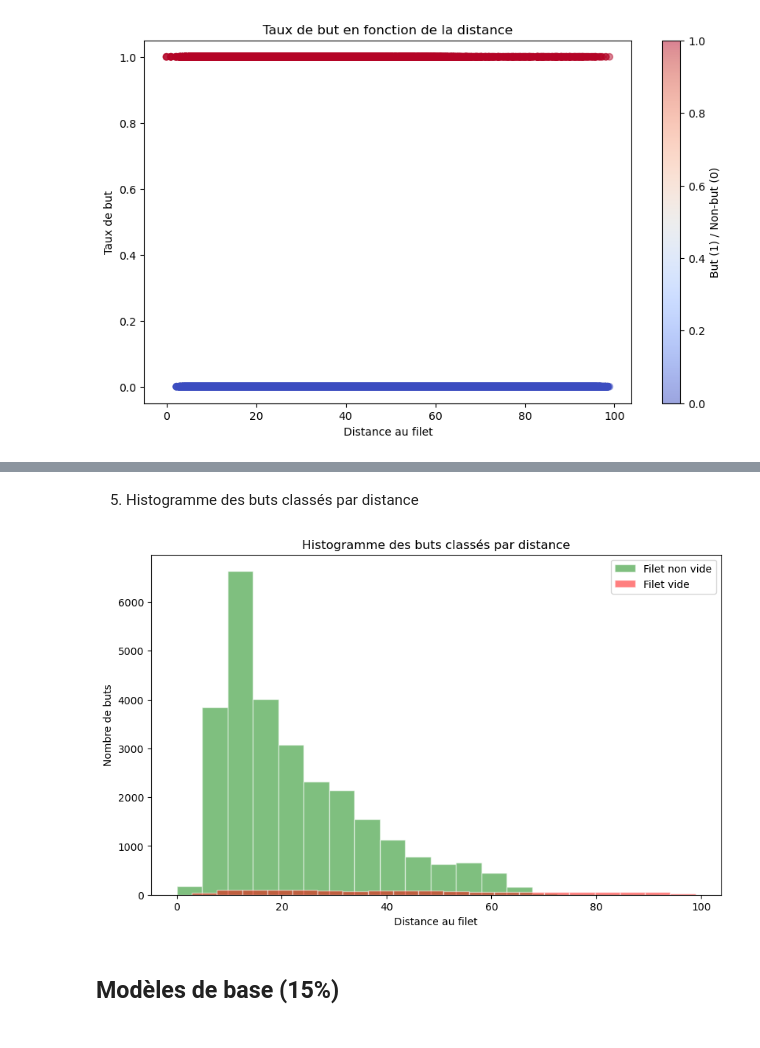
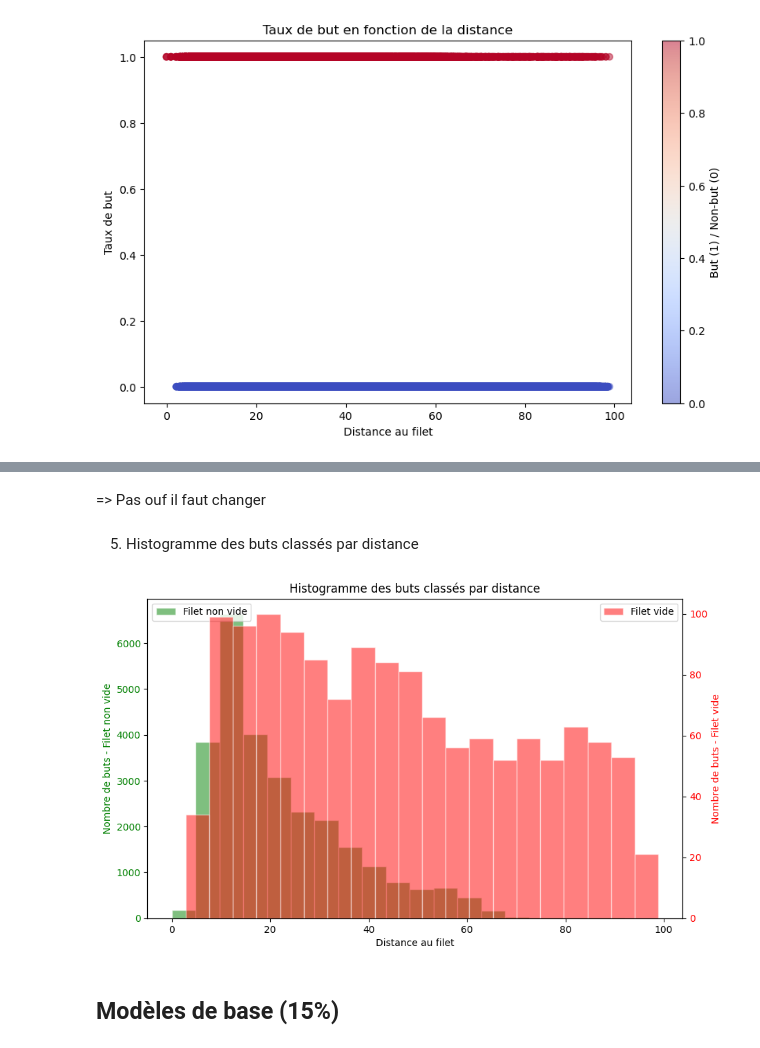
Before and after one commit to Alexia57/A02-projet, a Jupyter notebook: notebooks/Milestone2.ipynb, the cells around one changed output, grey strips where cells are left out. Drawn from its saved outputs; the diff is of its cells as text; code cells hidden in the pictures.

Commit message:
remplacement des figures partie 1

```diff
--- a/notebooks/Milestone2.ipynb
+++ b/notebooks/Milestone2.ipynb
@@ -218,23 +252,37 @@ plt.show()
+# %% [markdown]
+=> Pas ouf il faut changer
 # %% [markdown]
 5) Histogramme des buts classés par distance
 # %%
-but_events = df[df['isGoal'] == 1]
+def plot_but_distance(df):
+    but_events = df[df['isGoal'] == 1]
 
-# Créer un histogramme en séparant les événements nets vides et non vides
-plt.figure(figsize=(10, 6))
-plt.hist(but_events[but_events['emptyNet'] == 0]['distanceToNet'], bins=20, alpha=0.5, label='Filet non vide', color='green', edgecolor='white')
-plt.hist(but_events[but_events['emptyNet'] == 1]['distanceToNet'], bins=20, alpha=0.5, label='Filet vide', color='red', edgecolor='white')
+    # création de l'histogramme en séparant les événements de filet vide et non vide
+    fig, ax1 = plt.subplots(figsize=(10, 6))
 
-# Définir des titres et des légendes
-plt.title("Histogramme des buts classés par distance")
-plt.xlabel("Distance au filet")
-plt.ylabel("Nombre de buts")
-plt.legend()
+    color = 'tab:red'
+    ax1.set_xlabel('Distance au filet')
+    ax1.set_ylabel('Nombre de buts - Filet non vide', color='green')
+    ax1.hist(but_events[but_events['emptyNet'] == 0]['distanceToNet'], bins=20, alpha=0.5, label='Filet non vide', color='green', edgecolor='white')
+    ax1.tick_params(axis='y', labelcolor='green')
+    ax1.legend(loc='upper left')
 
-# Afficher l'histogramme
-plt.show()
+    ax2 = ax1.twinx()  # 2e axe y partageant le même x
+
+    color = 'tab:blue'
+    ax2.set_ylabel('Nombre de buts - Filet vide', color='red')
+    ax2.hist(but_events[but_events['emptyNet'] == 1]['distanceToNet'], bins=20, alpha=0.5, label='Filet vide', color='red', edgecolor='white')
+    ax2.tick_params(axis='y', labelcolor='red')
+    ax2.legend(loc='upper right')
+
+    # titre
+    plt.title("Histogramme des buts classés par distance")
+
+    plt.show()
+
+plot_but_distance(df)
 # %% [output]
-[figure, old version]
+[figure, new version]
 # %% [markdown]
 ## Modèles de base (15%)
 # %%
```
Also changed, not shown: parts of 6 cells of this notebook.
